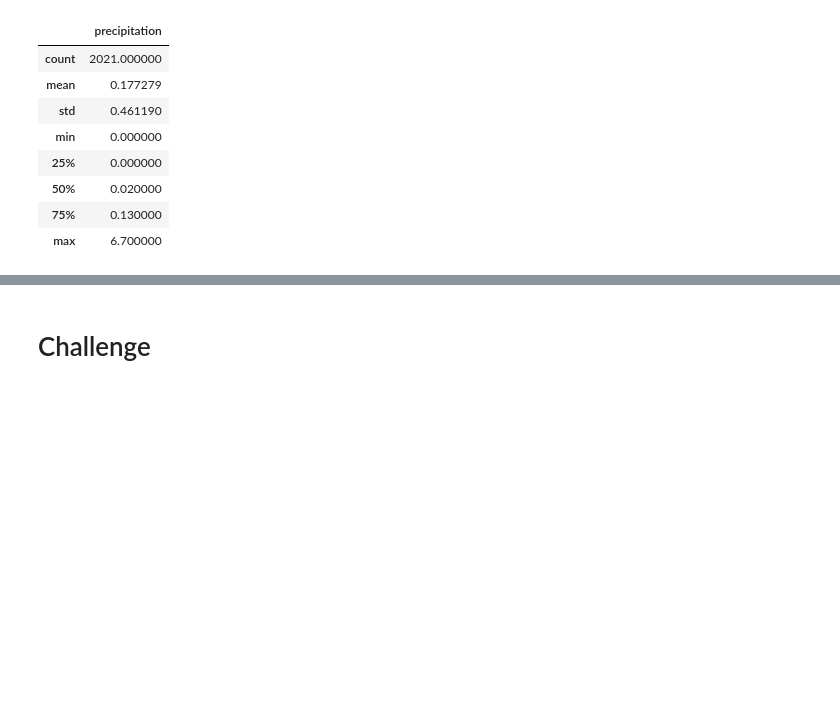
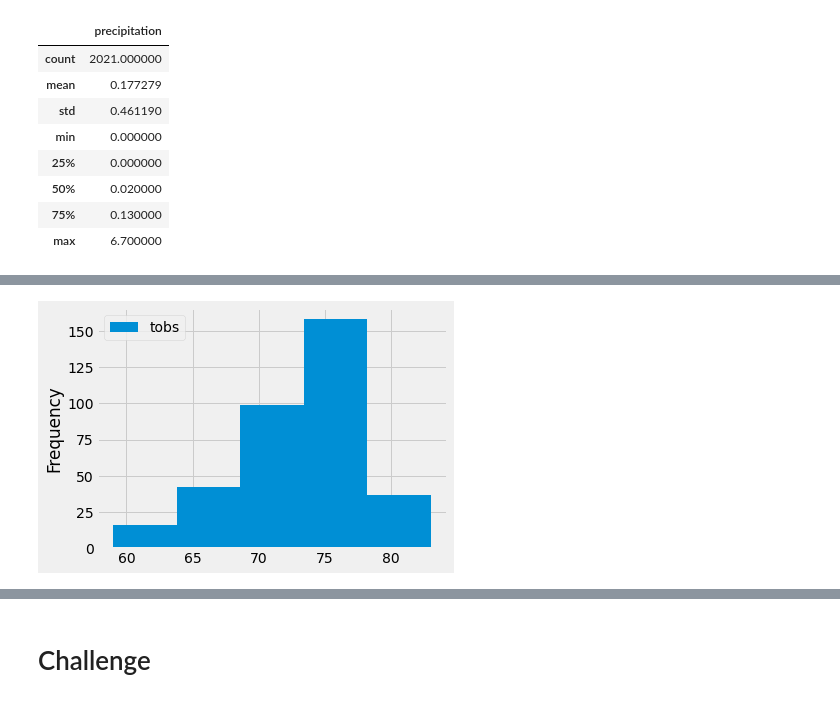
Before and after one commit to abegjura/Surfs_Up, a Jupyter notebook: climate_analysis.ipynb, the cells around one changed output, grey strips where cells are left out. Saved outputs shown, nothing was run; the diff lists cells and outputs as text; code cells hidden in the pictures; blank space fills up the shorter version.

```diff
--- a/climate_analysis.ipynb
+++ b/climate_analysis.ipynb
@@ -151,0 +204,6 @@ df.describe()
+# %%
+# Skill Drill BINS = 5
+df.plot.hist(bins=5)
+plt.tight_layout()
+# %% [output]
+[figure, added]
```
Also changed, not shown: parts of 10 cells of this notebook, 11 other files.
